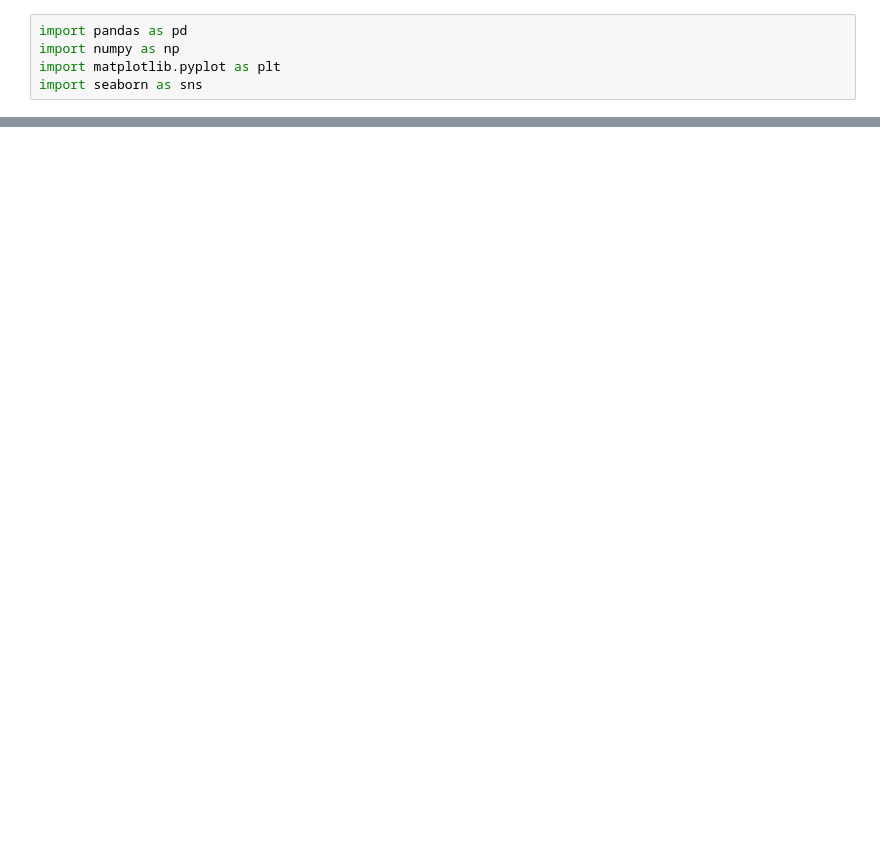
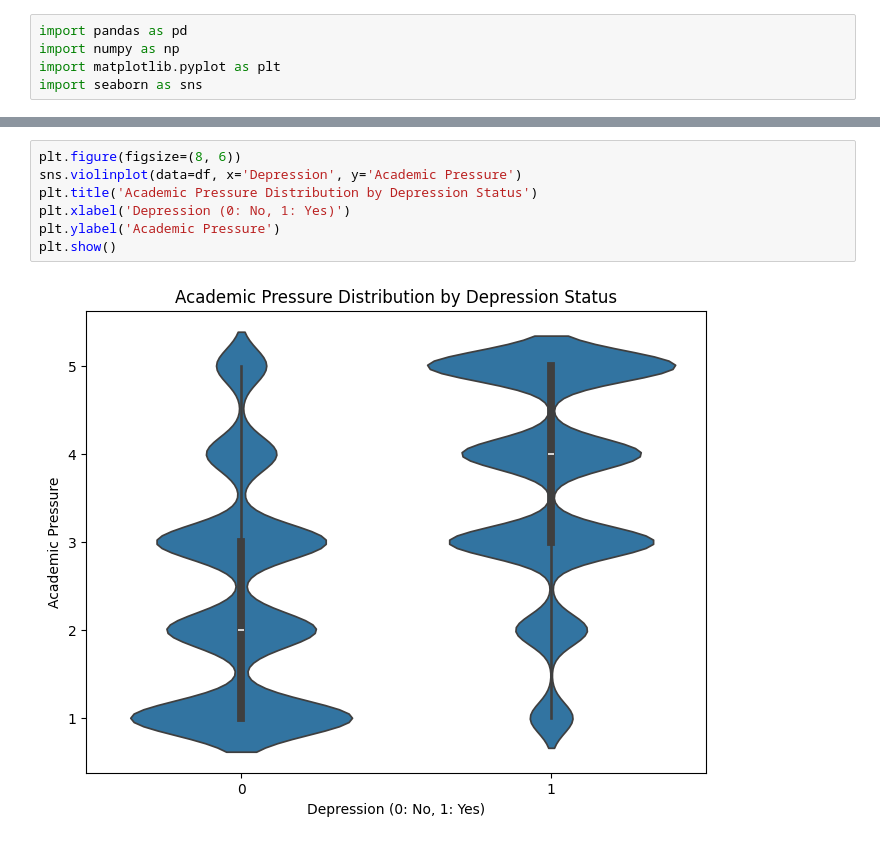
Before and after one commit to nakulmanoj/depression-predictor, a Jupyter notebook: notebooks/pre-processing.ipynb, the cells around one changed output, grey strips where cells are left out. Drawn from its saved outputs; the diff is of its cells as text; blank space fills up the shorter version.

```diff
--- a/notebooks/pre-processing.ipynb
+++ b/notebooks/pre-processing.ipynb
@@ -103,0 +89,9 @@ dtype: int64
+# %%
+plt.figure(figsize=(8, 6))
+sns.violinplot(data=df, x='Depression', y='Academic Pressure')
+plt.title('Academic Pressure Distribution by Depression Status')
+plt.xlabel('Depression (0: No, 1: Yes)')
+plt.ylabel('Academic Pressure')
+plt.show()
+# %% [output]
+[figure, added]
```
Also changed, not shown: parts of 20 cells of this notebook.
